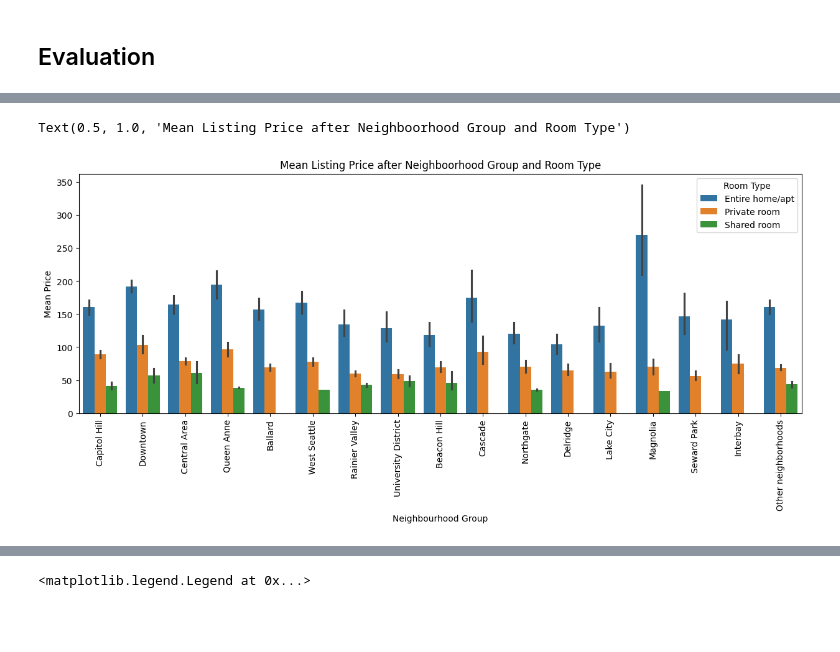
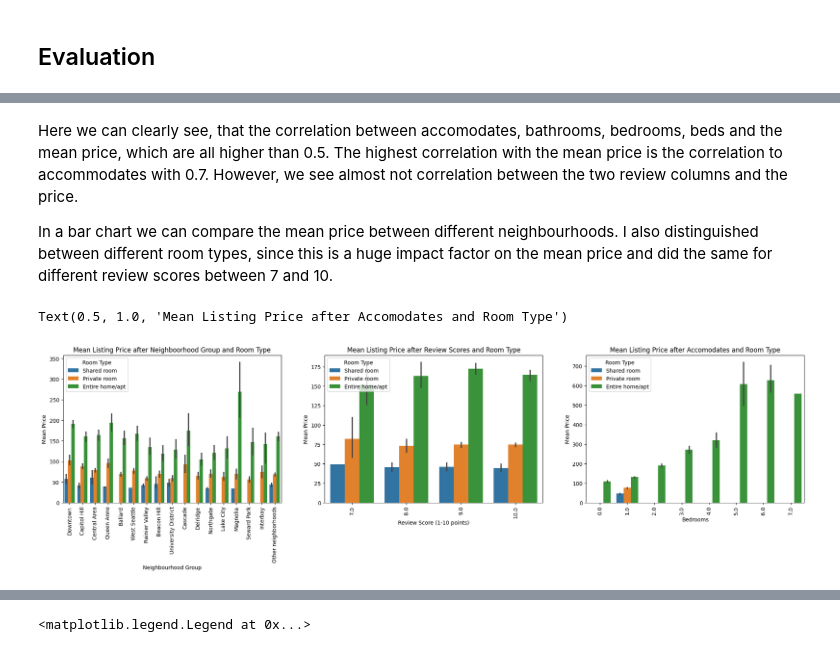
Before and after one commit to carini599/Airbnb_Seattle_Carina_Breu, a Jupyter notebook: airbnb_seattle_notebook.ipynb, the cells around one changed output, grey strips where cells are left out. Saved outputs shown, nothing was run; the diff lists cells and outputs as text; code cells hidden in the pictures; blank space fills up the shorter version.

```diff
--- a/airbnb_seattle_notebook.ipynb
+++ b/airbnb_seattle_notebook.ipynb
@@ -164,0 +164,19 @@ memory usage: 2.2+ MB
+# %%
+# Create subset of the listings table with the characteristics, that are relevant for the analysis.
+df_list_cleaned=df_list[['id','room_type','accommodates','bathrooms','bedrooms','beds','number_of_reviews','review_scores_value','neighbourhood_group_cleansed']]
+
+# Add mean price to table df_list
+df_list_cleaned=pd.merge(df_list_cleaned,df_mean_price, left_on='id',right_on='listing_id')
+# %%
+#Rename column 'neighbourhood_group_cleansed' to nhg (neighbourhood group) to make plot labels shorter
+df_list_cleaned=df_list_cleaned.rename(columns={'neighbourhood_group_cleansed':'nhg'})
+
+nhgs=list(df_list_cleaned['nhg'].value_counts().index)
+nhgs.remove('Delridge')
+nhgs.insert(0,'Delridge')
+nh_groups=pd.CategoricalDtype(ordered=True, categories=nhgs)
+df_list_cleaned['nhg']=df_list_cleaned['nhg'].astype(nh_groups)
+
+room_types=list(df_list_cleaned['room_type'].value_counts(ascending=True).index)
+rt_groups=pd.CategoricalDtype(ordered=True, categories=room_types)
+df_list_cleaned['room_type']=df_list_cleaned['room_type'].astype(rt_groups)
@@ -314,12 +386,36 @@ Text(0, 0.5, 'Number of Listings')
+# %% [markdown]
+Here we can clearly see, that the correlation between accomodates, bathrooms, bedrooms, beds and the mean price, which are all higher than 0.5. The highest correlation with the mean price is the correlation to accommodates with 0.7.
+However, we see almost not correlation between the two review columns and the price.
+
+In a bar chart we can compare the mean price between different neighbourhoods. I also distinguished between different room types, since this is a huge impact factor on the mean price and did the same for different review scores between 7 and 10.
 # %%
 #Neighboorhood Price
-fig=plt.figure(figsize=(15,5))
+fig=plt.figure(figsize=(25,5))
+plt.subplot(1,3,1)
 sns.barplot(data=df_list_cleaned, x='nhg',y='mean_price', hue='room_type')
 plt.xticks(rotation=90)
 plt.xlabel('Neighbourhood Group')
 plt.ylabel('Mean Price')
 plt.legend(title='Room Type')
 plt.title('Mean Listing Price after Neighboorhood Group and Room Type')
+
+#Barchart Mean Listing Price after Review Scores and Room Type
+plt.subplot(1,3,2)
+sns.barplot(data=df_list_cleaned[df_list_cleaned['review_scores_value']>6], x='review_scores_value',y='mean_price', hue='room_type')
+plt.xticks(rotation=90)
+plt.xlabel('Review Score (1-10 points)')
+plt.ylabel('Mean Price')
+plt.legend(title='Room Type')
+plt.title('Mean Listing Price after Review Scores and Room Type')
+
+# Barchart Mean Price after Bedrooms
+plt.subplot(1,3,3)
+sns.barplot(data=df_list_cleaned, x='bedrooms',y='mean_price', hue='room_type')
+plt.xticks(rotation=90)
+plt.xlabel('Bedrooms')
+plt.ylabel('Mean Price')
+plt.legend(title='Room Type')
+plt.title('Mean Listing Price after Accomodates and Room Type')
 # %% [output]
-Text(0.5, 1.0, 'Mean Listing Price after Neighboorhood Group and Room Type')
+Text(0.5, 1.0, 'Mean Listing Price after Accomodates and Room Type')
-[figure, old version]
+[figure, new version]
```
Also changed, not shown: parts of 54 cells of this notebook.
